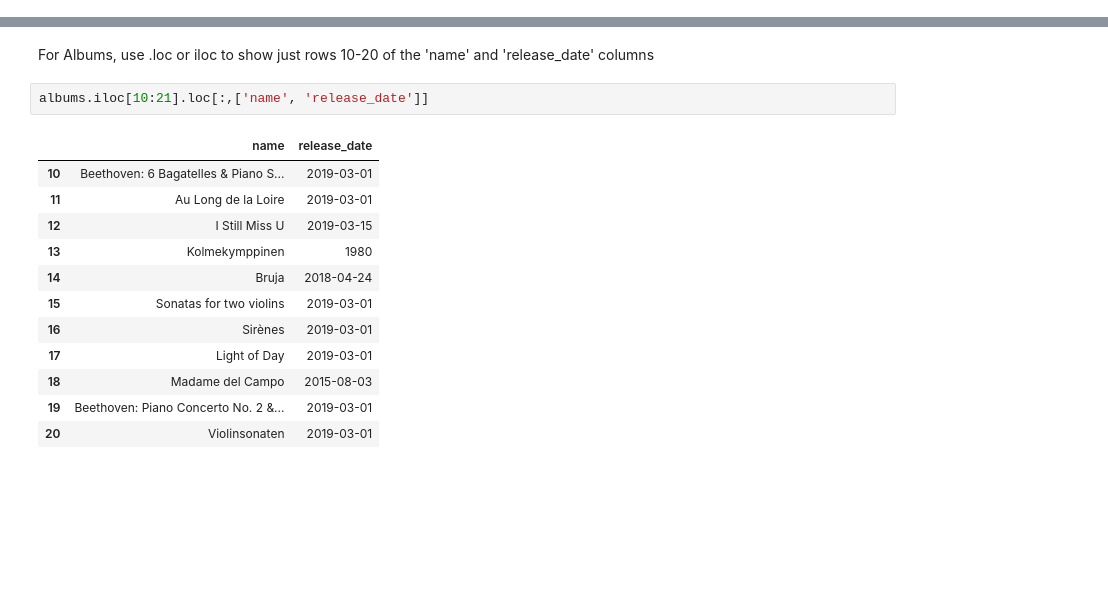
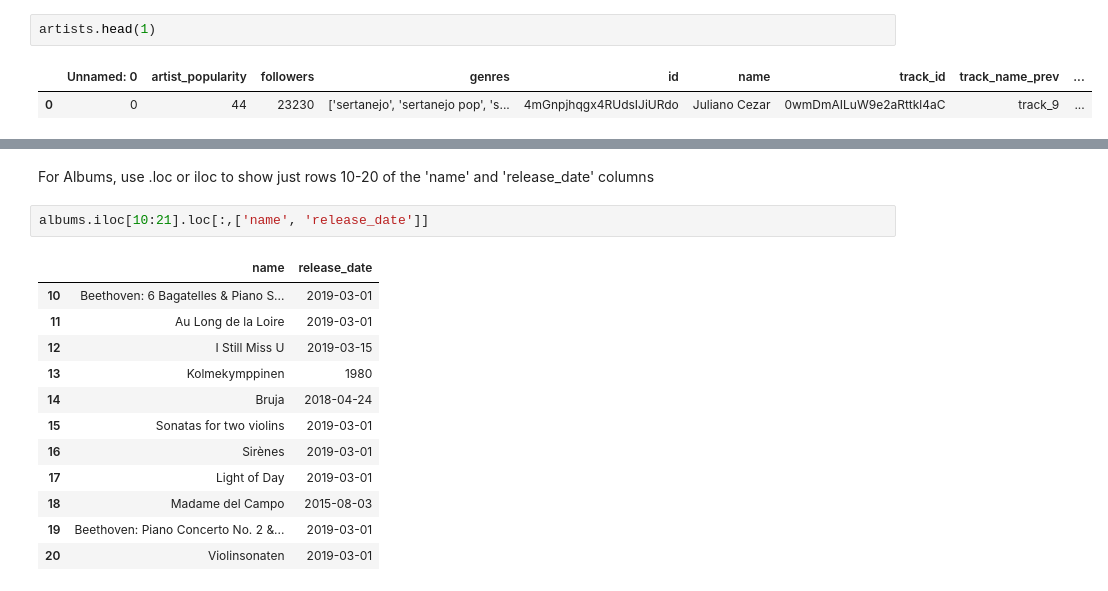
Before and after one commit to LukeCallahan/pandas-code-review, a Jupyter notebook: code-review.ipynb, the cells around one changed output, grey strips where cells are left out. Drawn from its saved outputs; the diff is of its cells as text; blank space fills up the shorter version.

```diff
--- a/code-review.ipynb
+++ b/code-review.ipynb
@@ -21,0 +14,5 @@ tracks = pd.read_csv(tracks_file, header=0)
+# %%
+artists.head(1)
+# %% [output]
+|  | Unnamed: 0 | artist_popularity | followers | genres | id | name | track_id | track_name_prev | ... |
+| 0 | 0 | 44 | 23230 | ['sertanejo', 'sertanejo pop', 's... | 4mGnpjhqgx4RUdsIJiURdo | Juliano Cezar | 0wmDmAILuW9e2aRttkl4aC | track_9 | ... |
```
Also changed, not shown: parts of 26 cells of this notebook.
